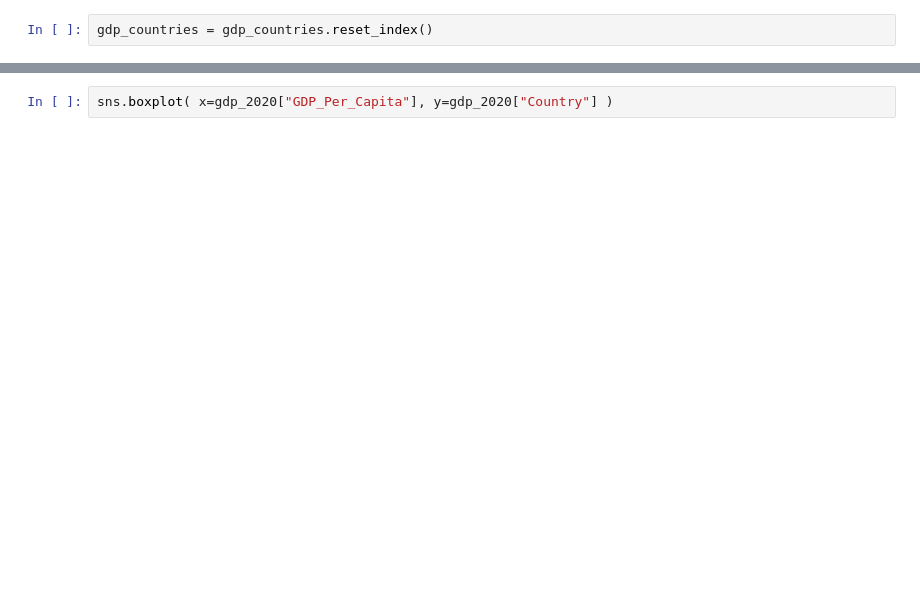
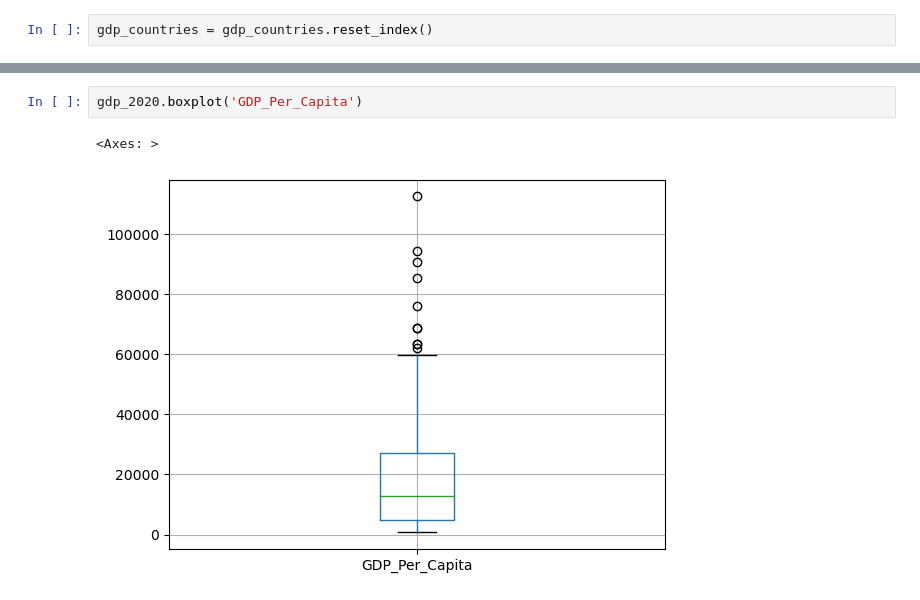
Before and after one commit to emilyewilson/un_data-python, a Jupyter notebook: notebook/un_data.ipynb, the cells around one changed output, grey strips where cells are left out. Cells and saved outputs as stored; diff of their text form; blank space fills up the shorter version.

```diff
--- a/notebook/un_data.ipynb
+++ b/notebook/un_data.ipynb
@@ -75,2 +220,5 @@ sns.distplot( a=gdp_2020["GDP_Per_Capita"], hist=True, kde=False, rug=False )
 # %%
-sns.boxplot( x=gdp_2020["GDP_Per_Capita"], y=gdp_2020["Country"] )
+gdp_2020.boxplot('GDP_Per_Capita')
+# %% [output]
+<Axes: >
+[figure, added]
```
Also changed, not shown: parts of 79 cells of this notebook, 1 other file.
